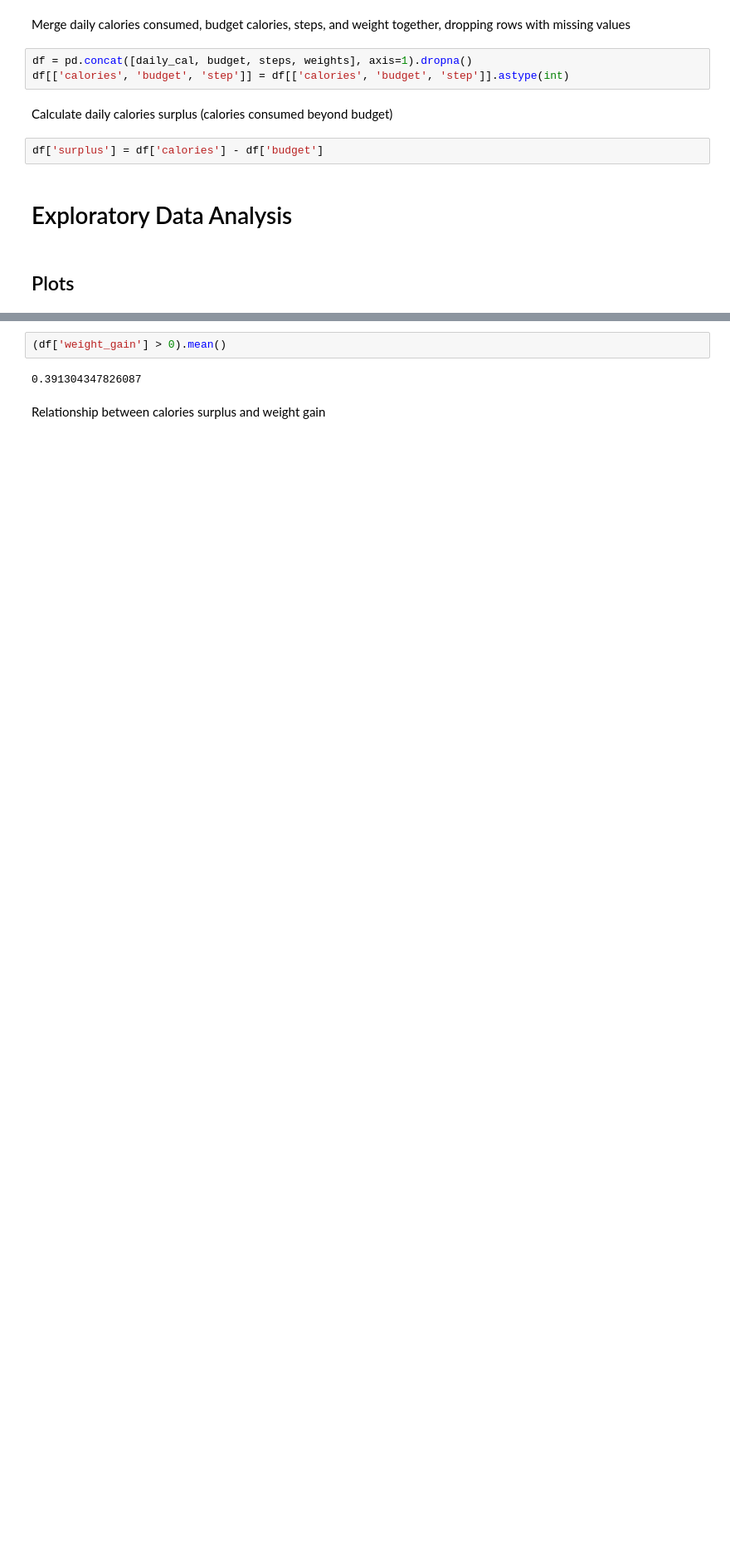
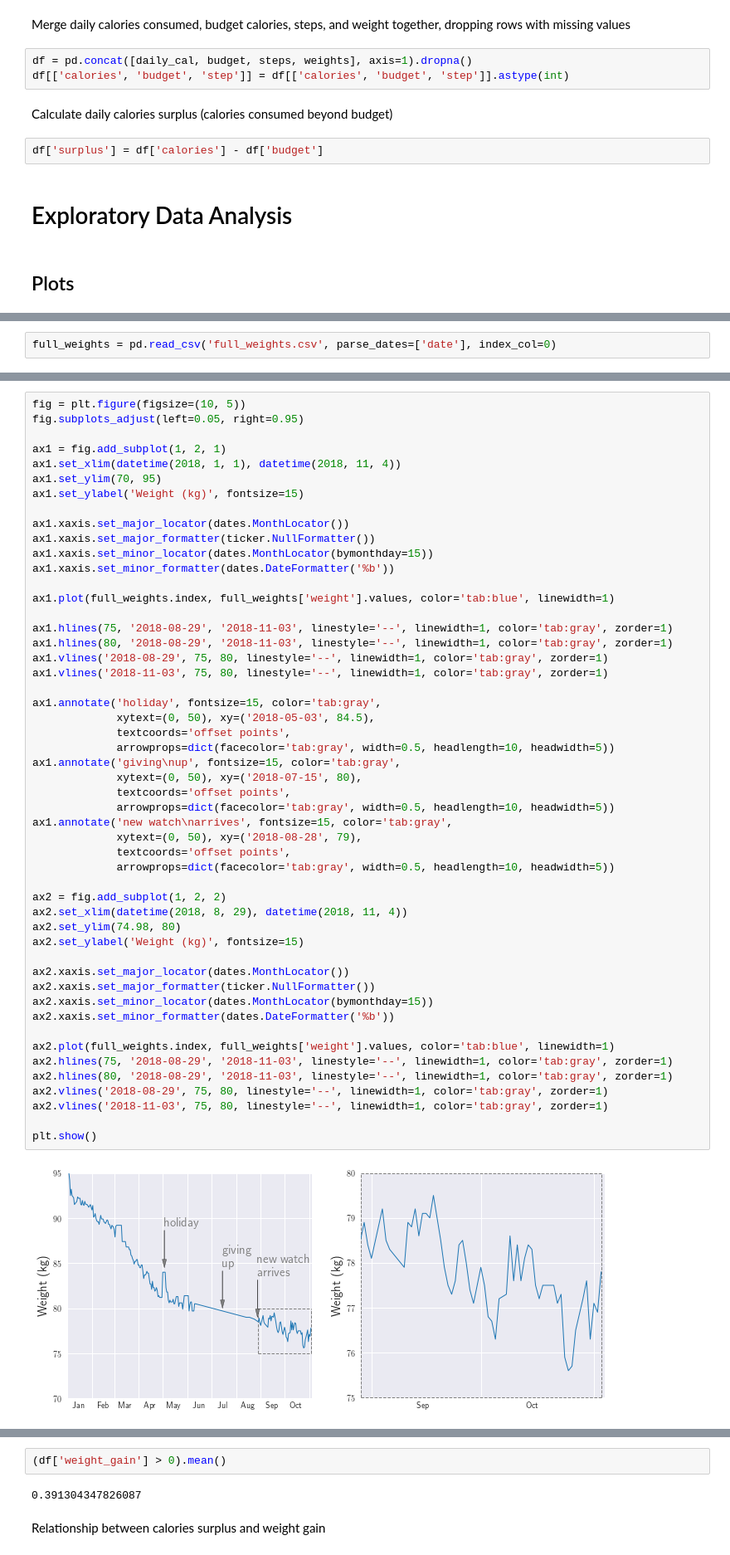
Before and after one commit to khanhnguyendata/logweight, a Jupyter notebook: logweight.ipynb, the cells around one changed output, grey strips where cells are left out. Shown at 83% size. Cells and saved outputs as stored; diff of their text form; blank space fills up the shorter version.

Commit message:
Rework EDA plots

```diff
--- a/logweight.ipynb
+++ b/logweight.ipynb
@@ -83,0 +64,2 @@ plt.show()
+# %%
+full_weights = pd.read_csv('full_weights.csv', parse_dates=['date'], index_col=0)
@@ -84 +85,54 @@ plt.show()
+# %%
+fig = plt.figure(figsize=(10, 5))
+fig.subplots_adjust(left=0.05, right=0.95)
+
+ax1 = fig.add_subplot(1, 2, 1)
+ax1.set_xlim(datetime(2018, 1, 1), datetime(2018, 11, 4))
+ax1.set_ylim(70, 95)
+ax1.set_ylabel('Weight (kg)', fontsize=15)
+
+ax1.xaxis.set_major_locator(dates.MonthLocator())
+ax1.xaxis.set_major_formatter(ticker.NullFormatter())
+ax1.xaxis.set_minor_locator(dates.MonthLocator(bymonthday=15))
+ax1.xaxis.set_minor_formatter(dates.DateFormatter('%b'))
+
+ax1.plot(full_weights.index, full_weights['weight'].values, color='tab:blue', linewidth=1)
+
+ax1.hlines(75, '2018-08-29', '2018-11-03', linestyle='--', linewidth=1, color='tab:gray', zorder=1)
+ax1.hlines(80, '2018-08-29', '2018-11-03', linestyle='--', linewidth=1, color='tab:gray', zorder=1)
+ax1.vlines('2018-08-29', 75, 80, linestyle='--', linewidth=1, color='tab:gray', zorder=1)
+ax1.vlines('2018-11-03', 75, 80, linestyle='--', linewidth=1, color='tab:gray', zorder=1)
+
+ax1.annotate('holiday', fontsize=15, color='tab:gray',
+             xytext=(0, 50), xy=('2018-05-03', 84.5),
+             textcoords='offset points',
+             arrowprops=dict(facecolor='tab:gray', width=0.5, headlength=10, headwidth=5))
+ax1.annotate('giving\nup', fontsize=15, color='tab:gray',
+             xytext=(0, 50), xy=('2018-07-15', 80),
+             textcoords='offset points',
+             arrowprops=dict(facecolor='tab:gray', width=0.5, headlength=10, headwidth=5))
+ax1.annotate('new watch\narrives', fontsize=15, color='tab:gray',
+             xytext=(0, 50), xy=('2018-08-28', 79),
+             textcoords='offset points',
+             arrowprops=dict(facecolor='tab:gray', width=0.5, headlength=10, headwidth=5))
+
+ax2 = fig.add_subplot(1, 2, 2)
+ax2.set_xlim(datetime(2018, 8, 29), datetime(2018, 11, 4))
+ax2.set_ylim(74.98, 80)
+ax2.set_ylabel('Weight (kg)', fontsize=15)
+
+ax2.xaxis.set_major_locator(dates.MonthLocator())
+ax2.xaxis.set_major_formatter(ticker.NullFormatter())
+ax2.xaxis.set_minor_locator(dates.MonthLocator(bymonthday=15))
+ax2.xaxis.set_minor_formatter(dates.DateFormatter('%b'))
+
+ax2.plot(full_weights.index, full_weights['weight'].values, color='tab:blue', linewidth=1)
+ax2.hlines(75, '2018-08-29', '2018-11-03', linestyle='--', linewidth=1, color='tab:gray', zorder=1)
+ax2.hlines(80, '2018-08-29', '2018-11-03', linestyle='--', linewidth=1, color='tab:gray', zorder=1)
+ax2.vlines('2018-08-29', 75, 80, linestyle='--', linewidth=1, color='tab:gray', zorder=1)
+ax2.vlines('2018-11-03', 75, 80, linestyle='--', linewidth=1, color='tab:gray', zorder=1)
+
+plt.show()
+# %% [output]
+[figure, added]
 # %% [markdown]
```
Also changed, not shown: parts of 12 cells of this notebook.
